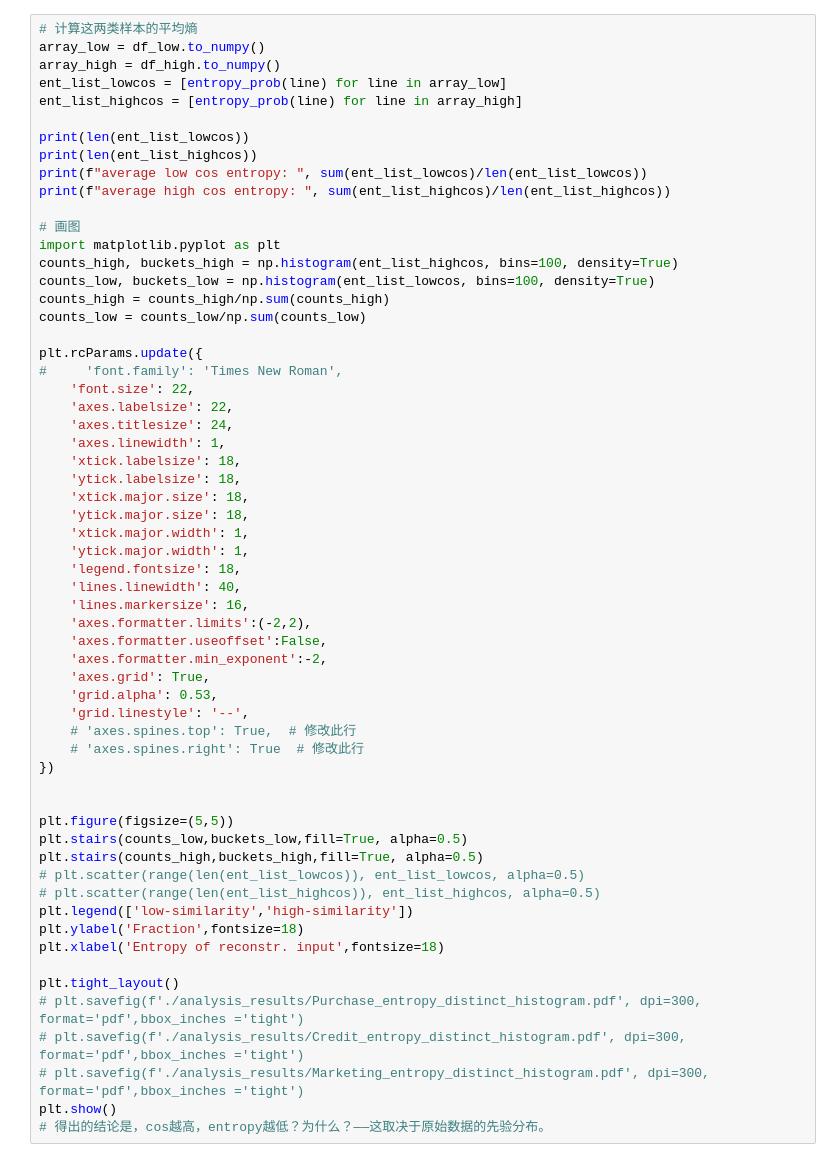
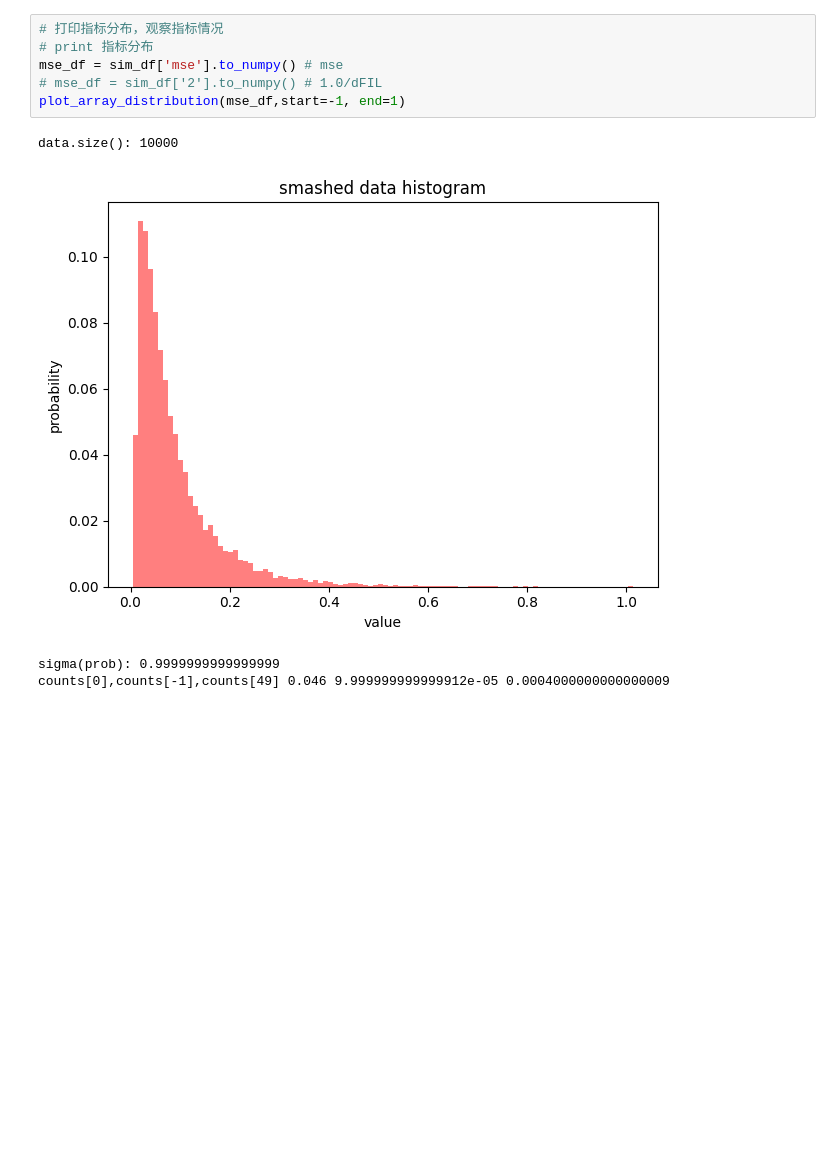
Before and after one commit to Fintech0517/PP-Split, a Jupyter notebook: examples/repE.ipynb, the cells around one changed output. Saved outputs shown, nothing was run; the diff lists cells and outputs as text; blank space fills up the shorter version.

```diff
--- a/examples/repE.ipynb
+++ b/examples/repE.ipynb
@@ -49,60 +287,11 @@ print(df_high.shape)
-# %%
-# 计算这两类样本的平均熵
-array_low = df_low.to_numpy()
-array_high = df_high.to_numpy()
-ent_list_lowcos = [entropy_prob(line) for line in array_low]
-ent_list_highcos = [entropy_prob(line) for line in array_high]
-
-print(len(ent_list_lowcos))
-print(len(ent_list_highcos))
-print(f"average low cos entropy: ", sum(ent_list_lowcos)/len(ent_list_lowcos))
-print(f"average high cos entropy: ", sum(ent_list_highcos)/len(ent_list_highcos))
-
-# 画图
-import matplotlib.pyplot as plt
-counts_high, buckets_high = np.histogram(ent_list_highcos, bins=100, density=True)
-counts_low, buckets_low = np.histogram(ent_list_lowcos, bins=100, density=True)
-counts_high = counts_high/np.sum(counts_high)
-counts_low = counts_low/np.sum(counts_low)
-
-plt.rcParams.update({
-#     'font.family': 'Times New Roman',
-    'font.size': 22,
-    'axes.labelsize': 22,
-    'axes.titlesize': 24,
-    'axes.linewidth': 1,
-    'xtick.labelsize': 18,
-    'ytick.labelsize': 18,
-    'xtick.major.size': 18,
-    'ytick.major.size': 18,
-    'xtick.major.width': 1,
-    'ytick.major.width': 1,
-    'legend.fontsize': 18,
-    'lines.linewidth': 40,
-    'lines.markersize': 16,
-    'axes.formatter.limits':(-2,2),
-    'axes.formatter.useoffset':False,
-    'axes.formatter.min_exponent':-2,
-    'axes.grid': True,
-    'grid.alpha': 0.53,
-    'grid.linestyle': '--',
-    # 'axes.spines.top': True,  # 修改此行
-    # 'axes.spines.right': True  # 修改此行
-})
-
-
-plt.figure(figsize=(5,5))
-plt.stairs(counts_low,buckets_low,fill=True, alpha=0.5)
-plt.stairs(counts_high,buckets_high,fill=True, alpha=0.5)
-# plt.scatter(range(len(ent_list_lowcos)), ent_list_lowcos, alpha=0.5)
-# plt.scatter(range(len(ent_list_highcos)), ent_list_highcos, alpha=0.5)
-plt.legend(['low-similarity','high-similarity'])
-plt.ylabel('Fraction',fontsize=18)
-plt.xlabel('Entropy of reconstr. input',fontsize=18)
-
-plt.tight_layout()
-# plt.savefig(f'./analysis_results/Purchase_entropy_distinct_histogram.pdf', dpi=300, format='pdf',bbox_inches ='tight')
-# plt.savefig(f'./analysis_results/Credit_entropy_distinct_histogram.pdf', dpi=300, format='pdf',bbox_inches ='tight')
-# plt.savefig(f'./analysis_results/Marketing_entropy_distinct_histogram.pdf', dpi=300, format='pdf',bbox_inches ='tight')
-plt.show()
-# 得出的结论是，cos越高，entropy越低？为什么？——这取决于原始数据的先验分布。
+# %%
+# 打印指标分布，观察指标情况
+# print 指标分布
+mse_df = sim_df['mse'].to_numpy() # mse
+# mse_df = sim_df['2'].to_numpy() # 1.0/dFIL
+plot_array_distribution(mse_df,start=-1, end=1)
+# %% [output]
+data.size(): 10000
+[figure, added]
+sigma(prob): 0.9999999999999999
+counts[0],counts[-1],counts[49] 0.046 9.999999999999912e-05 0.0004000000000000009
```
Also changed, not shown: parts of 20 cells of this notebook, 4 other files.
